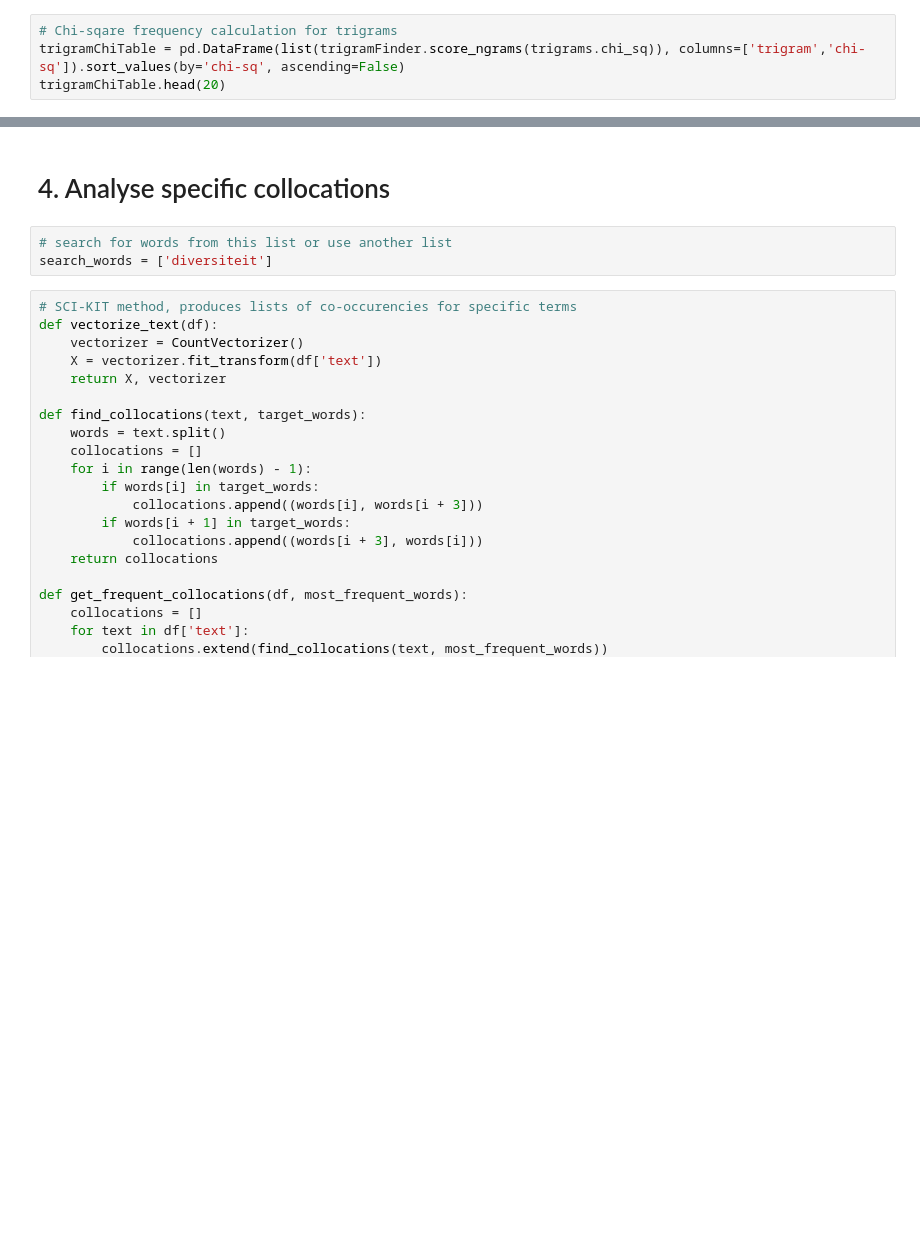
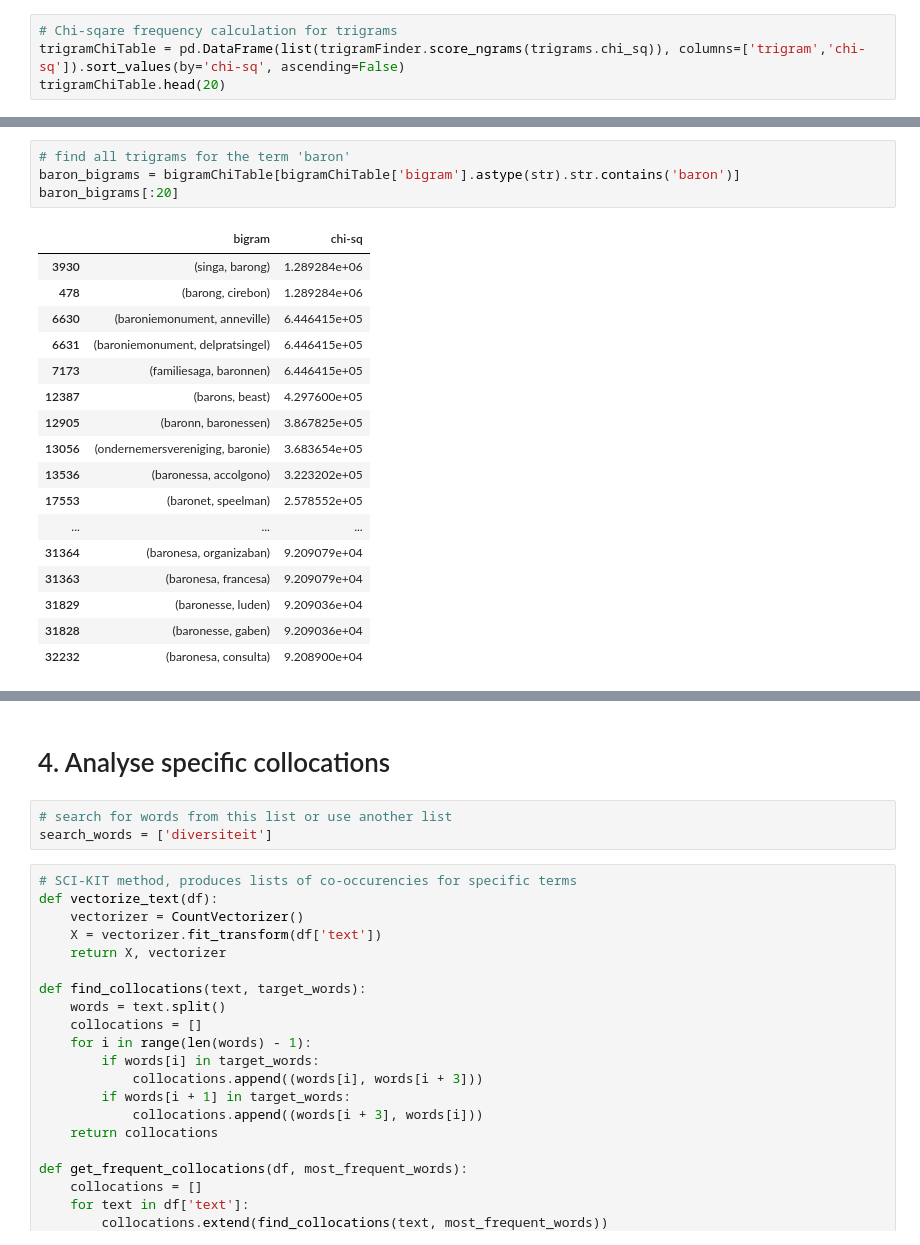
Before and after one commit to jazoza/HHD, a Jupyter notebook: 04_HH_narratives.ipynb, the cells around one changed output, grey strips where cells are left out. Saved outputs shown, nothing was run; the diff lists cells and outputs as text; blank space fills up the shorter version.

```diff
--- a/04_HH_narratives.ipynb
+++ b/04_HH_narratives.ipynb
@@ -1002,0 +1092,22 @@ trigramChiTable.head(20)
+# %%
+# find all trigrams for the term 'baron'
+baron_bigrams = bigramChiTable[bigramChiTable['bigram'].astype(str).str.contains('baron')]
+baron_bigrams[:20]
+# %% [output]
+|  | bigram | chi-sq |
+| 3930 | (singa, barong) | 1.289284e+06 |
+| 478 | (barong, cirebon) | 1.289284e+06 |
+| 6630 | (baroniemonument, anneville) | 6.446415e+05 |
+| 6631 | (baroniemonument, delpratsingel) | 6.446415e+05 |
+| 7173 | (familiesaga, baronnen) | 6.446415e+05 |
+| 12387 | (barons, beast) | 4.297600e+05 |
+| 12905 | (baronn, baronessen) | 3.867825e+05 |
+| 13056 | (ondernemersvereniging, baronie) | 3.683654e+05 |
+| 13536 | (baronessa, accolgono) | 3.223202e+05 |
+| 17553 | (baronet, speelman) | 2.578552e+05 |
+| ... | ... | ... |
+| 31364 | (baronesa, organizaban) | 9.209079e+04 |
+| 31363 | (baronesa, francesa) | 9.209079e+04 |
+| 31829 | (baronesse, luden) | 9.209036e+04 |
+| 31828 | (baronesse, gaben) | 9.209036e+04 |
+| 32232 | (baronesa, consulta) | 9.208900e+04 |
```
Also changed, not shown: parts of 23 cells of this notebook.
